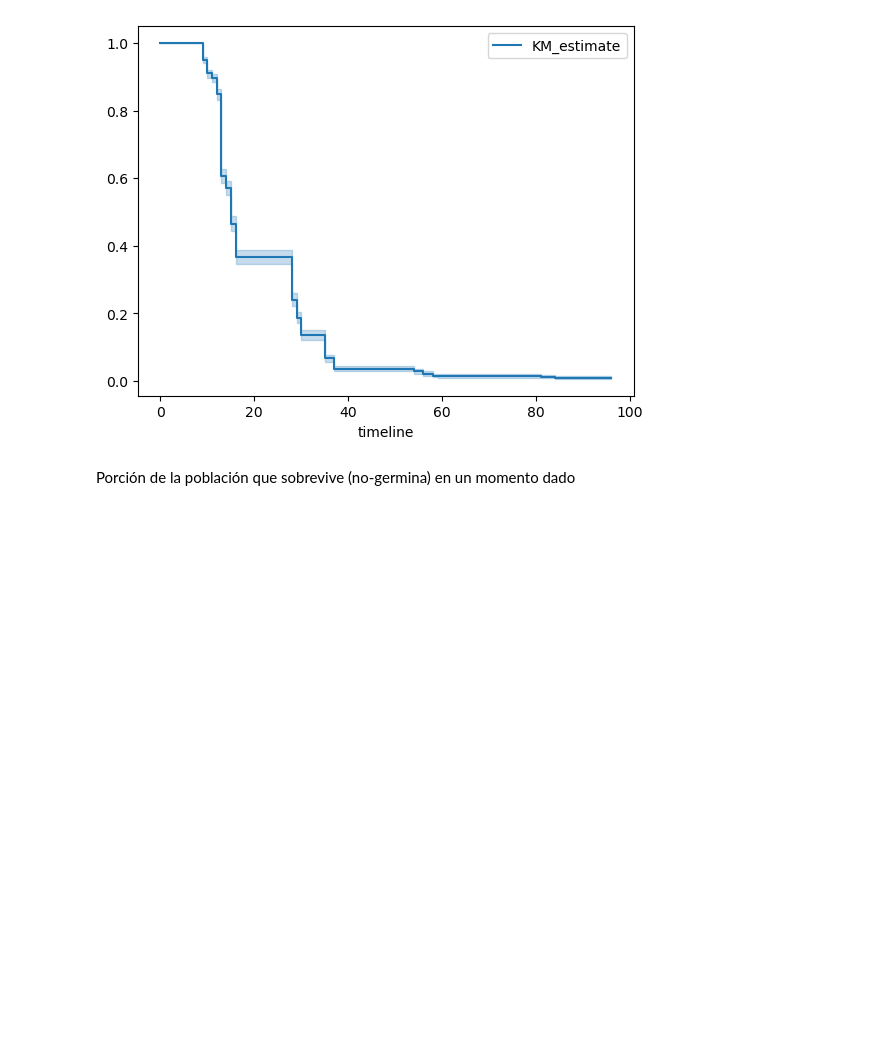
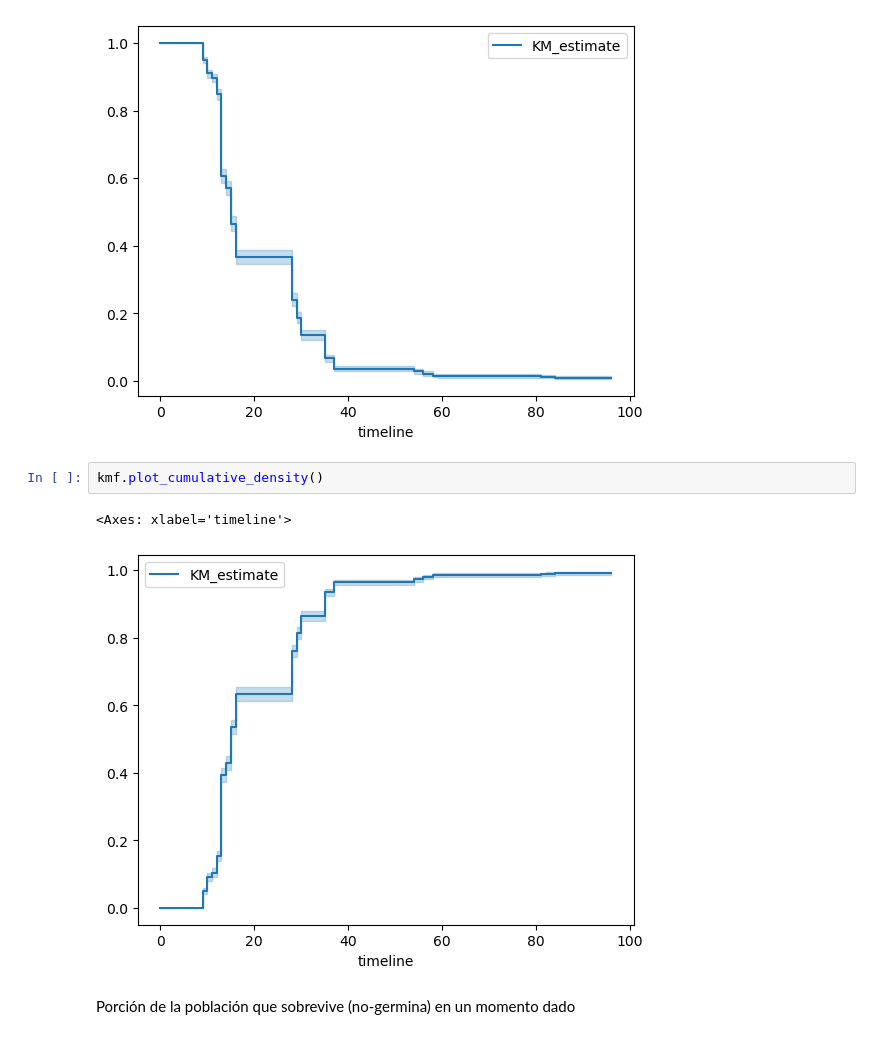
Before and after one commit to andreapy/Quinua, a Jupyter notebook: Germina.ipynb, the cells around one changed output. Cells and saved outputs as stored; diff of their text form; blank space fills up the shorter version.

```diff
--- a/Germina.ipynb
+++ b/Germina.ipynb
@@ -307,6 +307,11 @@ kmf.plot_survival_function()
 # %% [output]
 <Axes: xlabel='timeline'>
 [figure]
+# %%
+kmf.plot_cumulative_density()
+# %% [output]
+<Axes: xlabel='timeline'>
+[figure, added]
 # %% [markdown]
 Porción de la población que sobrevive (no-germina) en un momento dado
 # %%
```
Also changed, not shown: parts of 9 cells of this notebook.
